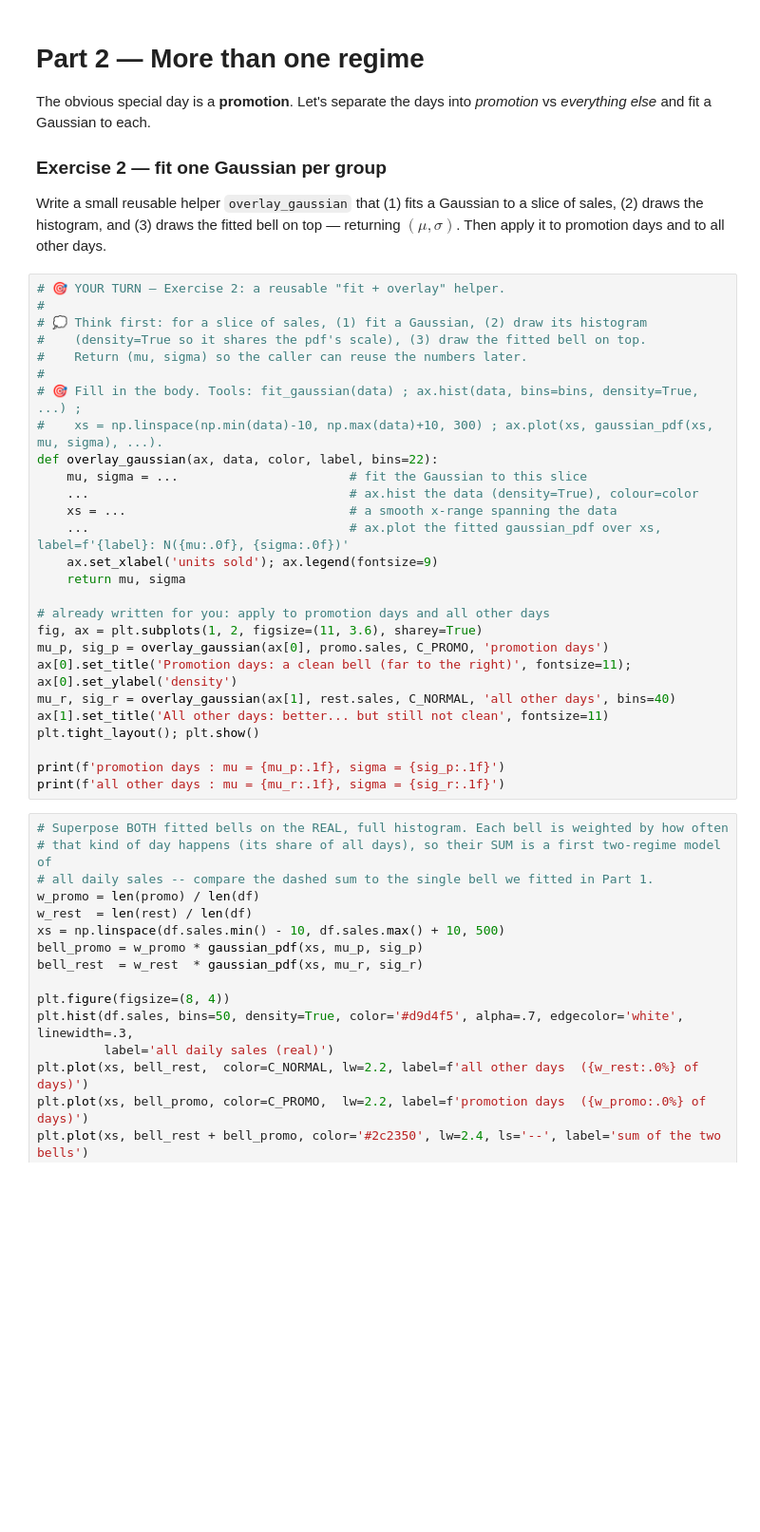
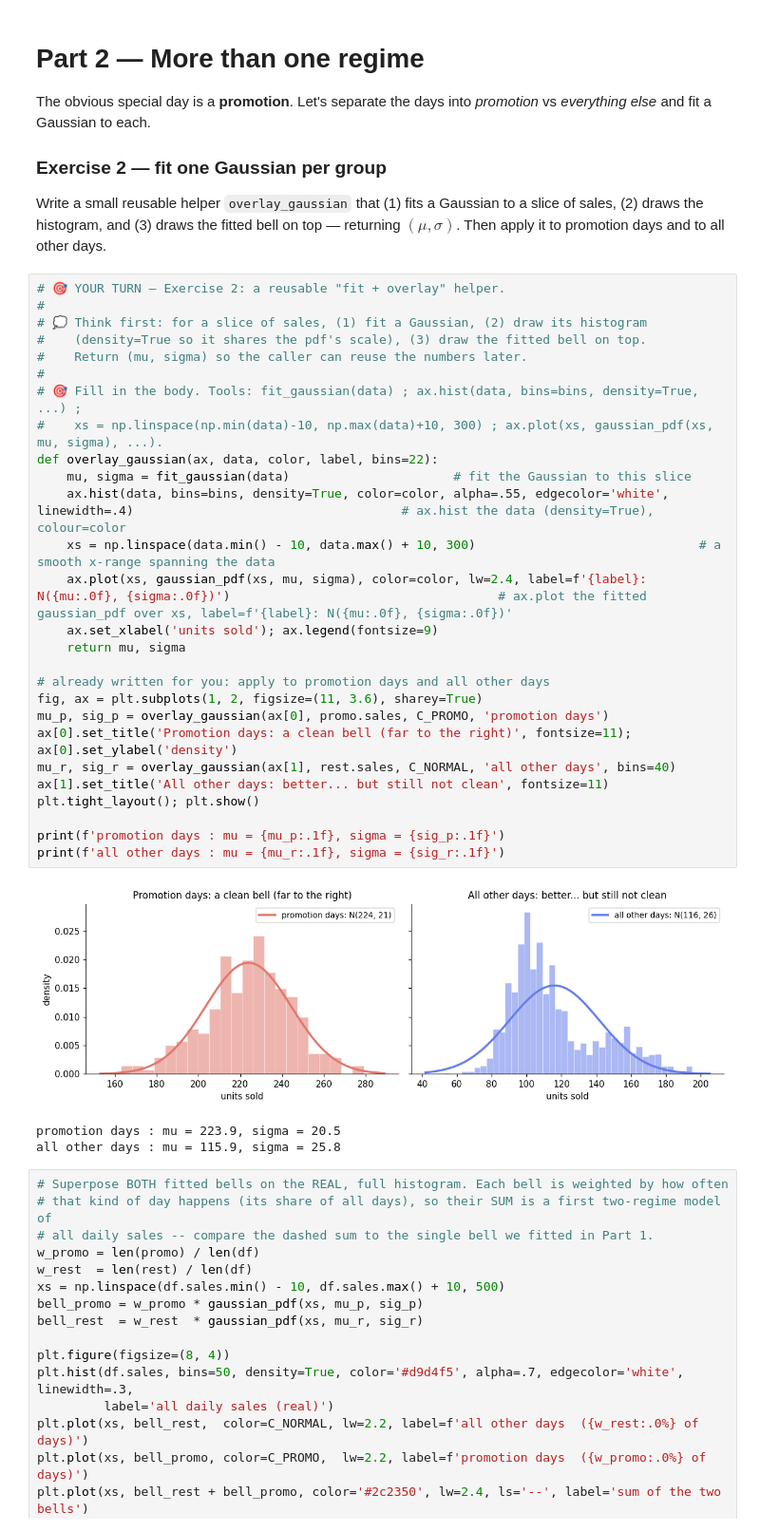
Before and after one commit to lmaas37/FDD-Week-1, a Jupyter notebook: 01a_cx_gaussian_distributions_student.ipynb, the cells around one changed output. Shown at 95% size. Saved outputs shown, nothing was run; the diff lists cells and outputs as text; blank space fills up the shorter version.

```diff
--- a/01a_cx_gaussian_distributions_student.ipynb
+++ b/01a_cx_gaussian_distributions_student.ipynb
@@ -313,30 +360,34 @@ apply it to promotion days and to all other days.
 # %%
 # 🎯 YOUR TURN — Exercise 2: a reusable "fit + overlay" helper.
 #
 # 💭 Think first: for a slice of sales, (1) fit a Gaussian, (2) draw its histogram
 #    (density=True so it shares the pdf's scale), (3) draw the fitted bell on top.
 #    Return (mu, sigma) so the caller can reuse the numbers later.
 #
 # 🎯 Fill in the body. Tools: fit_gaussian(data) ; ax.hist(data, bins=bins, density=True, ...) ;
 #    xs = np.linspace(np.min(data)-10, np.max(data)+10, 300) ; ax.plot(xs, gaussian_pdf(xs, mu, sigma), ...).
 def overlay_gaussian(ax, data, color, label, bins=22):
-    mu, sigma = ...                       # fit the Gaussian to this slice
-    ...                                   # ax.hist the data (density=True), colour=color
-    xs = ...                              # a smooth x-range spanning the data
-    ...                                   # ax.plot the fitted gaussian_pdf over xs, label=f'{label}: N({mu:.0f}, {sigma:.0f})'
+    mu, sigma = fit_gaussian(data)                      # fit the Gaussian to this slice
+    ax.hist(data, bins=bins, density=True, color=color, alpha=.55, edgecolor='white', linewidth=.4)                                    # ax.hist the data (density=True), colour=color
+    xs = np.linspace(data.min() - 10, data.max() + 10, 300)                              # a smooth x-range spanning the data
+    ax.plot(xs, gaussian_pdf(xs, mu, sigma), color=color, lw=2.4, label=f'{label}: N({mu:.0f}, {sigma:.0f})')                                    # ax.plot the fitted gaussian_pdf over xs, label=f'{label}: N({mu:.0f}, {sigma:.0f})'
     ax.set_xlabel('units sold'); ax.legend(fontsize=9)
     return mu, sigma
 
 # already written for you: apply to promotion days and all other days
 fig, ax = plt.subplots(1, 2, figsize=(11, 3.6), sharey=True)
 mu_p, sig_p = overlay_gaussian(ax[0], promo.sales, C_PROMO, 'promotion days')
 ax[0].set_title('Promotion days: a clean bell (far to the right)', fontsize=11); ax[0].set_ylabel('density')
 mu_r, sig_r = overlay_gaussian(ax[1], rest.sales, C_NORMAL, 'all other days', bins=40)
 ax[1].set_title('All other days: better... but still not clean', fontsize=11)
 plt.tight_layout(); plt.show()
 
 print(f'promotion days : mu = {mu_p:.1f}, sigma = {sig_p:.1f}')
 print(f'all other days : mu = {mu_r:.1f}, sigma = {sig_r:.1f}')
+# %% [output]
+[figure, added]
+promotion days : mu = 223.9, sigma = 20.5
+all other days : mu = 115.9, sigma = 25.8
 # %%
 # Superpose BOTH fitted bells on the REAL, full histogram. Each bell is weighted by how often
 # that kind of day happens (its share of all days), so their SUM is a first two-regime model of
```
Also changed, not shown: parts of 7 cells of this notebook.
